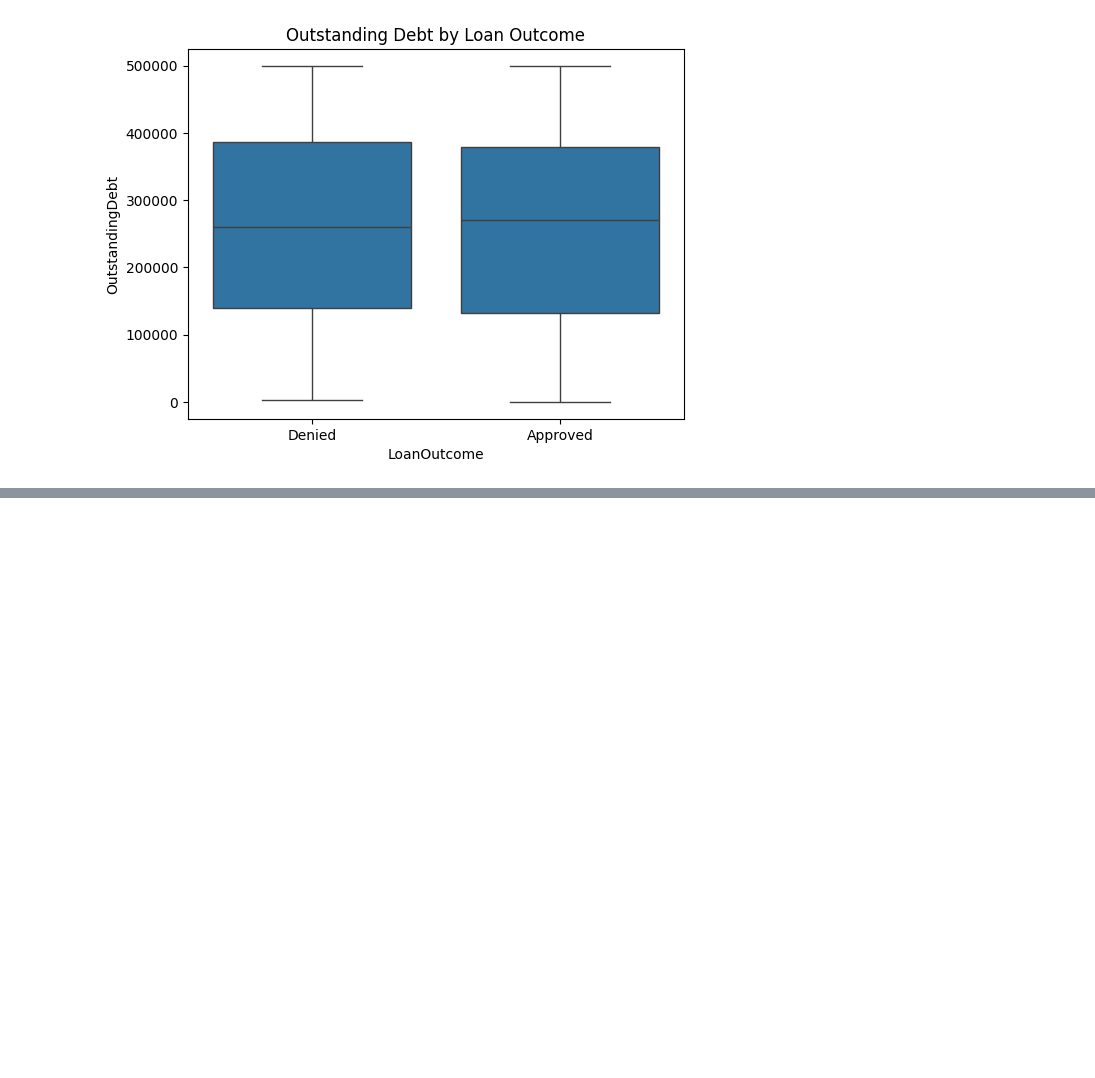
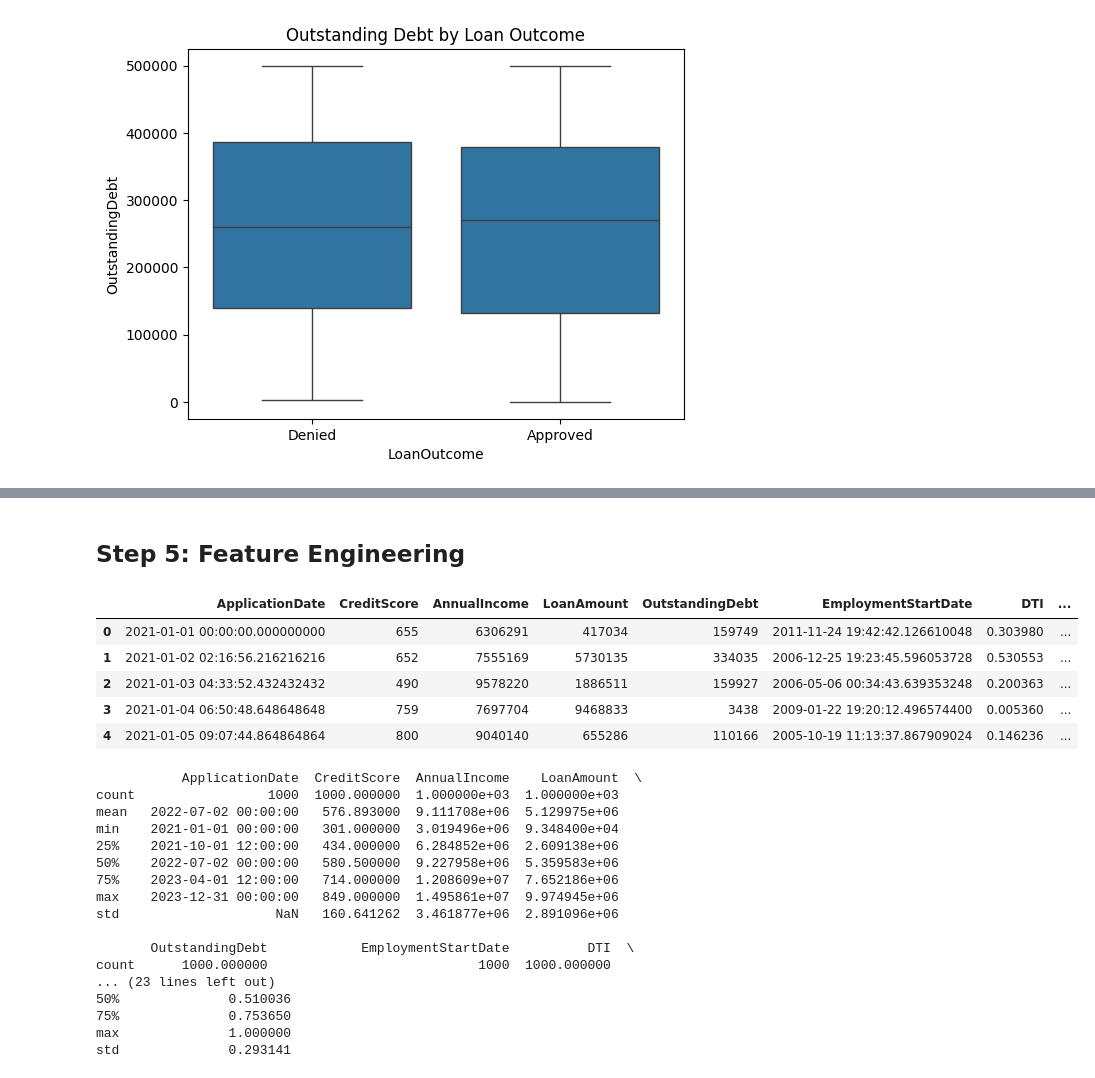
Before and after one commit to Analytic-Abdul/Concept_Group_Senior_Data_Analyst_Assessment_Loan_Approval_Prediction_Model, a Jupyter notebook: Concept_Group_Senior_Data_Analyst_Assessment_(Loan_Approval_Prediction_Model).ipynb, the cells around one changed output, grey strips where cells are left out. Saved outputs shown, nothing was run; the diff lists cells and outputs as text; code cells hidden in the pictures; blank space fills up the shorter version.

```diff
--- a/Concept_Group_Senior_Data_Analyst_Assessment_(Loan_Approval_Prediction_Model).ipynb
+++ b/Concept_Group_Senior_Data_Analyst_Assessment_(Loan_Approval_Prediction_Model).ipynb
@@ -771,0 +236,56 @@ plt.show()
+# %% [markdown]
+## Step 5: Feature Engineering
+# %%
+# Debt-to-Income Ratio (DTI)
+df['DTI'] = df['OutstandingDebt'] / (df['AnnualIncome'] / 12)  # Monthly debt / monthly income
+
+# Loan-to-Income Ratio
+df['LoanToIncome'] = df['LoanAmount'] / df['AnnualIncome']
+
+# Credit score bins
+df['CreditScoreBins'] = pd.cut(df['CreditScore'], bins=[0, 580, 670, 740, 800, 850],
+                               labels=['Poor', 'Fair', 'Good', 'Very Good', 'Excellent'])
+
+# Employment Length Calculation
+df['EmploymentStartDate'] = pd.to_datetime(df['EmploymentStartDate'], errors='coerce')
+df['ApplicationDate'] = pd.to_datetime(df['ApplicationDate'], errors='coerce')
+df['EmploymentLength'] = ((df['ApplicationDate'] - df['EmploymentStartDate']).dt.days / 365.25).fillna(0)
+
+
+# Additional Feature Engineering
+df['LoanAmount_log'] = np.log1p(df['LoanAmount']) #Log transformation of LoanAmount
+df['AnnualIncome_log'] = np.log1p(df['AnnualIncome']) #Log transformation of AnnualIncome
+df['CreditScore_scaled'] = (df['CreditScore'] - df['CreditScore'].min()) / (df['CreditScore'].max() - df['CreditScore'].min()) #Scale CreditScore
+
+
+#One-hot encoding for categorical features
+df = pd.get_dummies(df, columns=['EmploymentStatus', 'LoanOutcome'], drop_first=True)
+
+
+# Display the updated DataFrame
+display(df.head())
+print(df.describe())
+# %% [output]
+|  | ApplicationDate | CreditScore | AnnualIncome | LoanAmount | OutstandingDebt | EmploymentStartDate | DTI | ... |
+| 0 | 2021-01-01 00:00:00.000000000 | 655 | 6306291 | 417034 | 159749 | 2011-11-24 19:42:42.126610048 | 0.303980 | ... |
+| 1 | 2021-01-02 02:16:56.216216216 | 652 | 7555169 | 5730135 | 334035 | 2006-12-25 19:23:45.596053728 | 0.530553 | ... |
+| 2 | 2021-01-03 04:33:52.432432432 | 490 | 9578220 | 1886511 | 159927 | 2006-05-06 00:34:43.639353248 | 0.200363 | ... |
+| 3 | 2021-01-04 06:50:48.648648648 | 759 | 7697704 | 9468833 | 3438 | 2009-01-22 19:20:12.496574400 | 0.005360 | ... |
+| 4 | 2021-01-05 09:07:44.864864864 | 800 | 9040140 | 655286 | 110166 | 2005-10-19 11:13:37.867909024 | 0.146236 | ... |
+           ApplicationDate  CreditScore  AnnualIncome    LoanAmount  \
+count                 1000  1000.000000  1.000000e+03  1.000000e+03
+mean   2022-07-02 00:00:00   576.893000  9.111708e+06  5.129975e+06
+min    2021-01-01 00:00:00   301.000000  3.019496e+06  9.348400e+04
+25%    2021-10-01 12:00:00   434.000000  6.284852e+06  2.609138e+06
+50%    2022-07-02 00:00:00   580.500000  9.227958e+06  5.359583e+06
+75%    2023-04-01 12:00:00   714.000000  1.208609e+07  7.652186e+06
+max    2023-12-31 00:00:00   849.000000  1.495861e+07  9.974945e+06
+std                    NaN   160.641262  3.461877e+06  2.891096e+06
+
+       OutstandingDebt            EmploymentStartDate          DTI  \
+count      1000.000000                           1000  1000.000000
+... (23 lines left out)
+50%              0.510036
+75%              0.753650
+max              1.000000
+std              0.293141
```
Also changed, not shown: parts of 46 cells of this notebook.
